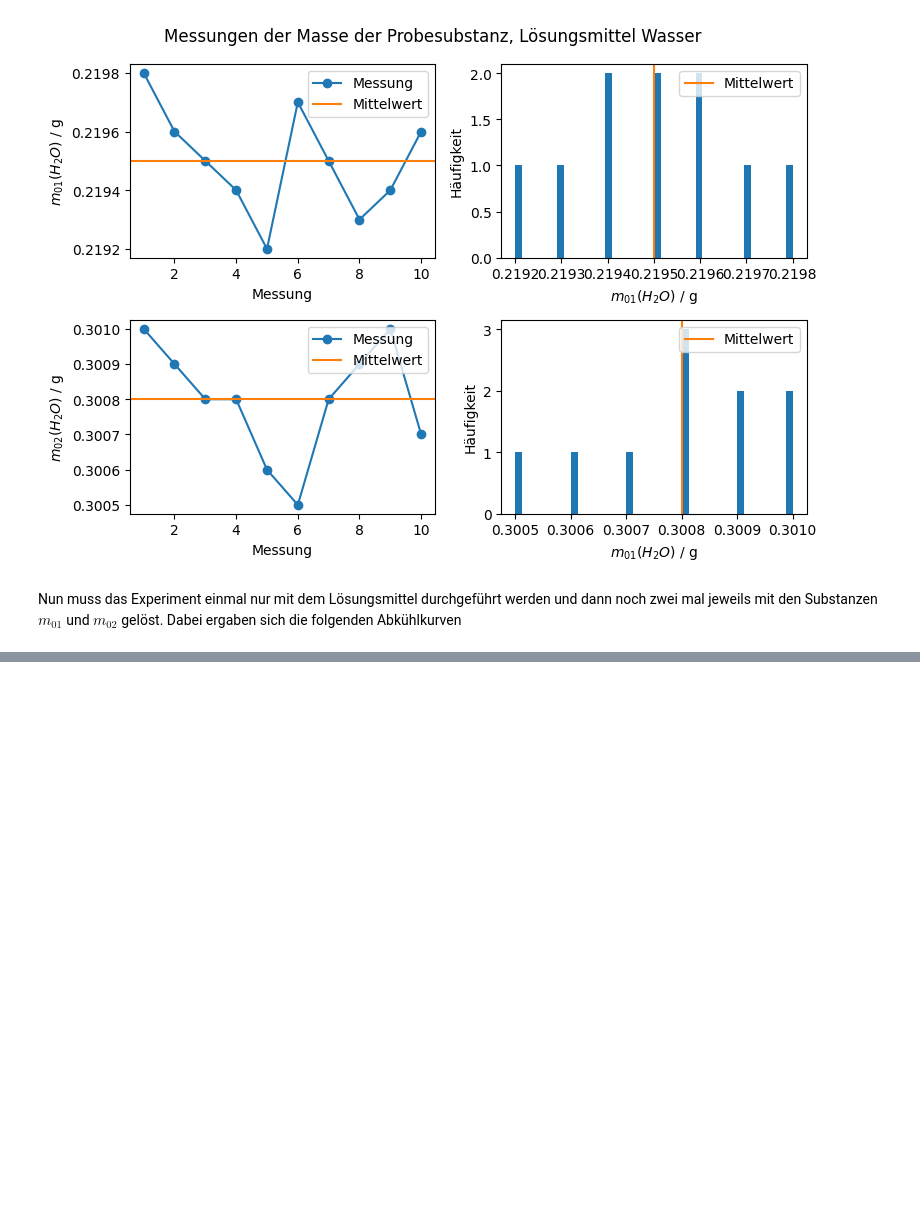
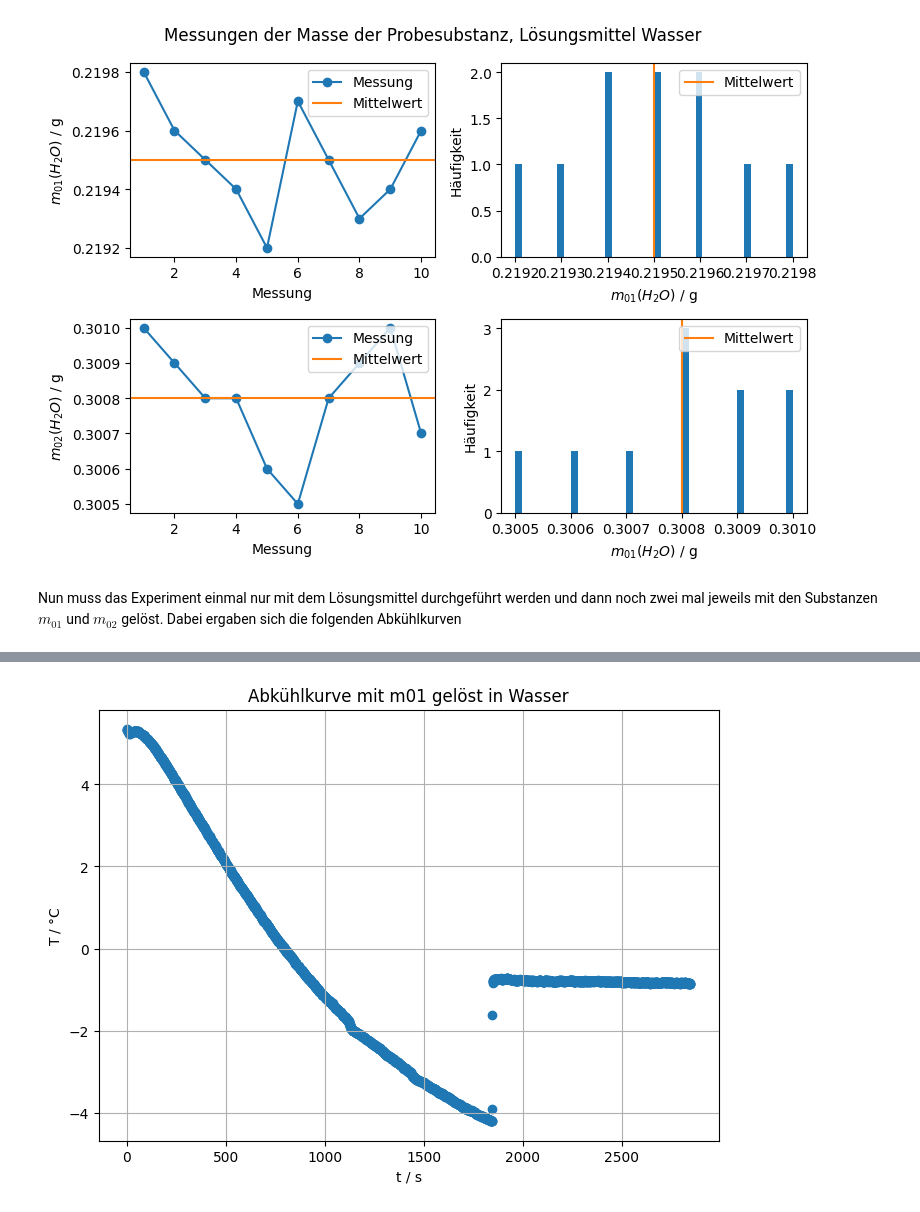
Before and after one commit to HansoTell/Computercafe, a Jupyter notebook: V4J/V4.ipynb, the cells around one changed output, grey strips where cells are left out. Drawn from its saved outputs; the diff is of its cells as text; code cells hidden in the pictures; blank space fills up the shorter version.

```diff
--- a/V4J/V4.ipynb
+++ b/V4J/V4.ipynb
@@ -444,0 +449,17 @@ print(data)
+# %%
+t_m01_H2O, V_m01_H2O, dV_m01_H2O = np.loadtxt("erset_mit_massem01.dat", usecols=(2,3,4), unpack=True)
+
+T_m01_H2O = b_eichung+m_eichung*(V_m01_H2O * 1000 / 100)
+# %%
+
+plt.figure(figsize=(figwidth, 0.7*figwidth))
+
+plt.scatter(t_m01_H2O, T_m01_H2O)
+plt.xlabel("t / s")
+plt.ylabel(r"T / $\degree$C")
+plt.grid()
+
+plt.title("Abkühlkurve mit m01 gelöst in Wasser")
+plt.show()
+# %% [output]
+[figure, added]
```
Also changed, not shown: parts of 18 cells of this notebook.
